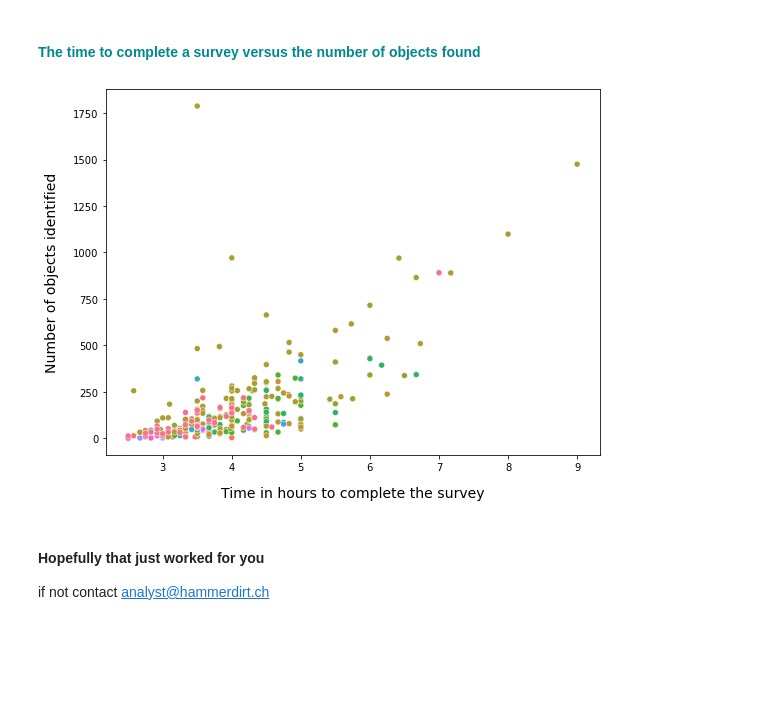
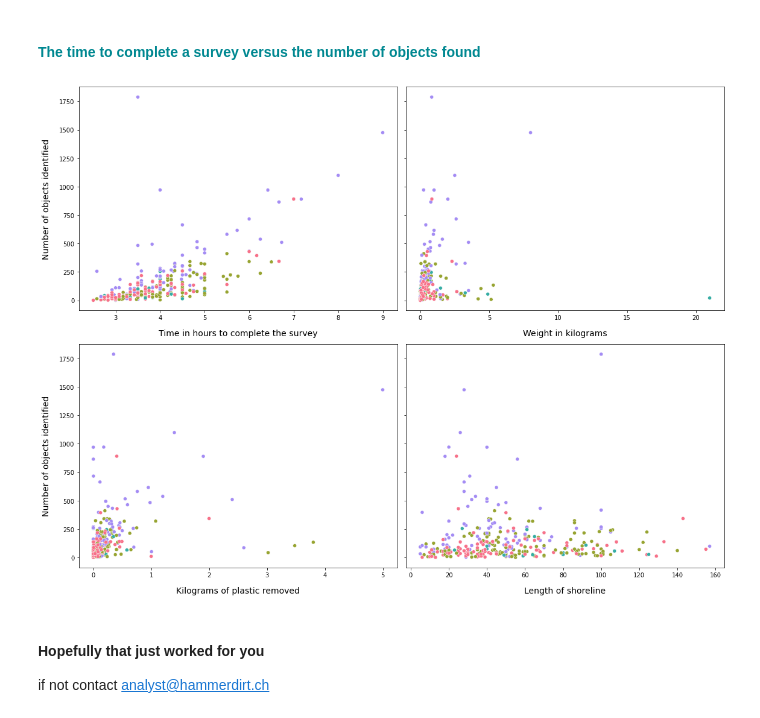
Before and after one commit to hammerdirt-analyst/iqals, a Jupyter notebook: project_descprition.ipynb, the cells around one changed output. Saved outputs shown, nothing was run; the diff lists cells and outputs as text; code cells hidden in the pictures; blank space fills up the shorter version.

```diff
--- a/project_descprition.ipynb
+++ b/project_descprition.ipynb
@@ -99,6 +103,8 @@ dfCodes = pd.read_csv(F"{code_defs}/mlw_codes.csv", index_col='code')
 
 # dimensional data
 dfDims = pd.read_csv(F"{survey_data}/dims_data.csv")
+# the loc date key needs updating:
+dfDims['loc_date'] = list(zip(dfDims.location, dfDims.date))
 
 # project lakes and beaches:
 project_lakes = ut.json_file_get(F"{location_data}/project_lakes.json")
@@ -313,0 +325,16 @@ These are the dims records that have a weight greater than 50:
+# %%
+
+
+new_cols = {
+    'total_time':'time to survey',
+    'length':'meters surveyed',
+    'area':'m² surveyed',
+    'total_w':'total weight',
+    'mac_plast_w':'plastic > 5mm weight',
+    'mic_plas_w':'plastic < 5mm weight',
+    'num_parts_staff':'staff',
+    'num_parts_other':'help',
+    'participants':'groups'
+}
+
+som_dims.rename(columns=new_cols, inplace=True)
@@ -314,15 +420,33 @@ These are the dims records that have a weight greater than 50:
 # %% [markdown]
 #### <span style="color:#008891">The time to complete a survey versus the number of objects found</span>
-# %%
-fig, ax = plt.subplots(figsize=(8,6))
-sns.scatterplot(data=som_dims[som_dims.quantity != 'no data'], x='total_time', y='quantity', hue='water_name', palette='husl', ax=ax)
-ax.get_legend().remove()
-ax.set_xlabel("Time in hours to complete the survey", **xlab_k14 )
-ax.set_ylabel("Number of objects identified", **xlab_k14)
-plt.tight_layout()
-plt.show()
-# %% [output]
-[figure, removed]
+# %%
+fig, axs = plt.subplots(2,2,figsize=(16,12), sharex=False, sharey=True)
+sns.scatterplot(data=som_dims, x='time to survey', y='quantity', hue='river_bassin', palette='husl', ax=axs[0,0])
+axs[0,0].get_legend().remove()
+axs[0,0].set_xlabel("Time in hours to complete the survey", **xlab_k14 )
+axs[0,0].set_ylabel("Number of objects identified", **xlab_k14)
+
+sns.scatterplot(data=som_dims[som_dims['total weight'] < 50], x='total weight', y='quantity', hue='river_bassin', palette='husl', ax=axs[0,1])
+axs[0,1].get_legend().remove()
+axs[0,1].set_xlabel("Weight in kilograms", **xlab_k14 )
+axs[0,1].set_ylabel("Number of objects identified", **xlab_k14)
+
+sns.scatterplot(data=som_dims[som_dims['total weight'] < 50], x=som_dims[som_dims['total weight'] < 50]['plastic > 5mm weight']/1000, y='quantity', hue='river_bassin', palette='husl', ax=axs[1,0])
+axs[1,0].get_legend().remove()
+axs[1,0].set_xlabel("Kilograms of plastic removed", **xlab_k14 )
+axs[1,0].set_ylabel("Number of objects identified", **xlab_k14)
+
+sns.scatterplot(data=som_dims, x='meters surveyed', y='quantity', hue='river_bassin', palette='husl', ax=axs[1,1])
+axs[1,1].get_legend().remove()
+axs[1,1].set_xlabel("Length of shoreline", **xlab_k14 )
+axs[1,1].set_ylabel("Number of objects identified", **xlab_k14)
+
+
+
+plt.tight_layout()
+plt.show()
+# %% [output]
+[figure, added]
 # %% [markdown]
 #### Hopefully that just worked for you
 
```
Also changed, not shown: parts of 21 cells of this notebook, 1 other file.
